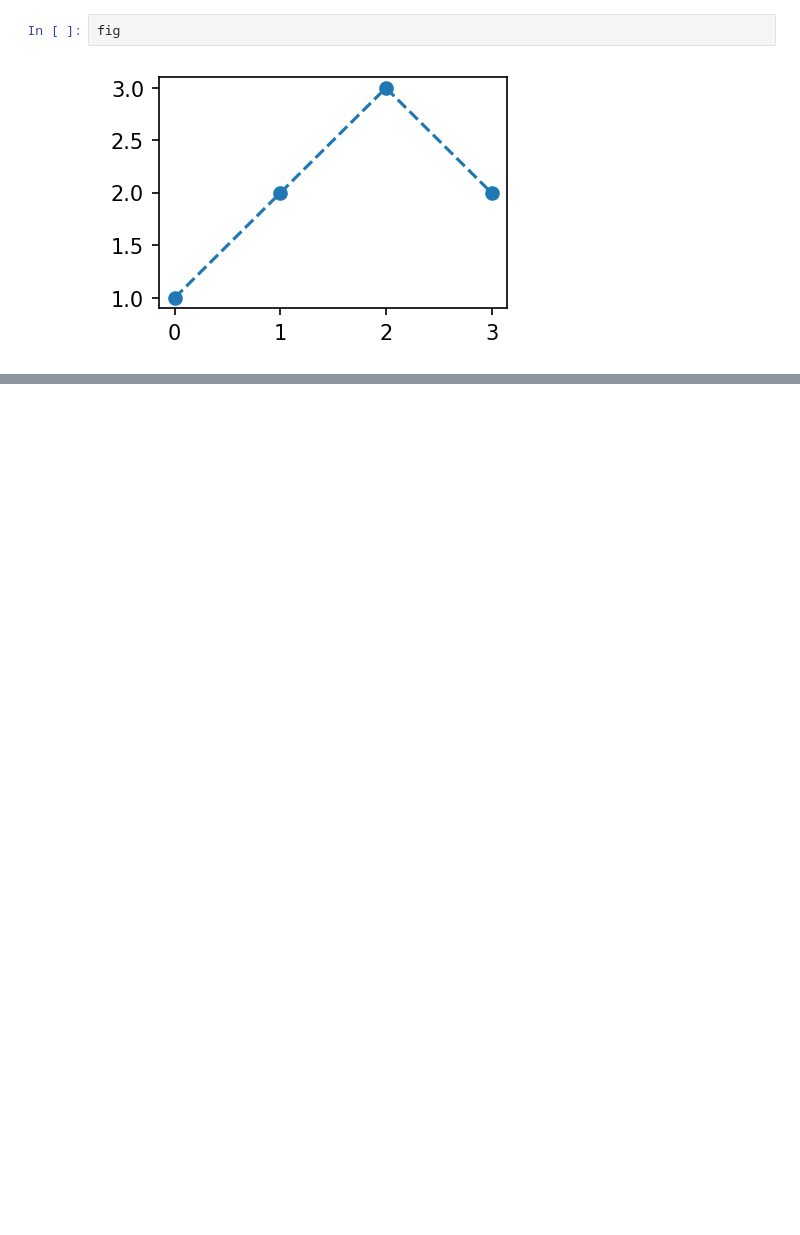
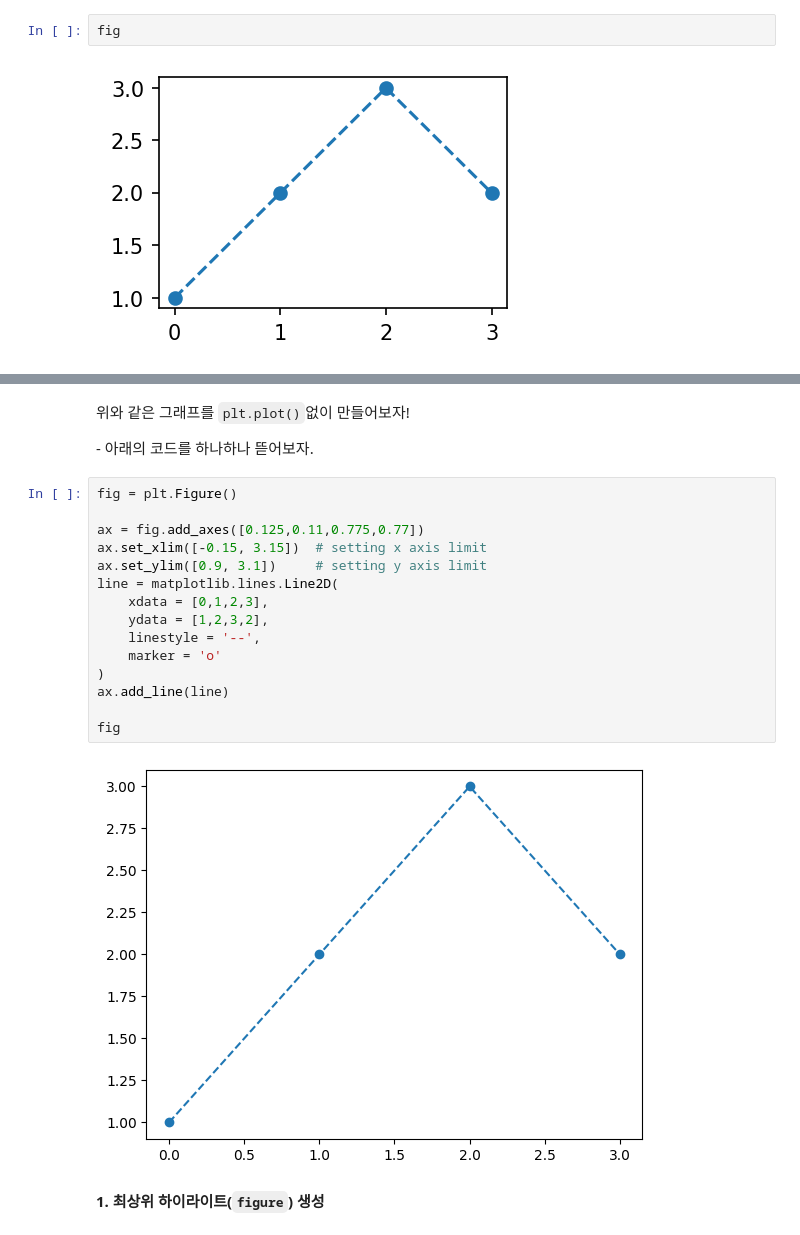
Before and after one commit to HollyRiver/RiverFlow, a Jupyter notebook: unrefined file/datavisuallization/learning materials/2. 꺾은선, 산점도, 객체지향화.ipynb, the cells around one changed output, grey strips where cells are left out. Cells and saved outputs as stored; diff of their text form; blank space fills up the shorter version.

````diff
--- a/unrefined file/datavisuallization/learning materials/2. 꺾은선, 산점도, 객체지향화.ipynb
+++ b/unrefined file/datavisuallization/learning materials/2. 꺾은선, 산점도, 객체지향화.ipynb
@@ -270,0 +289,23 @@ matplotlib.lines.Line2D
+# %% [markdown]
+위와 같은 그래프를 ```plt.plot()```없이 만들어보자!
+
+\- 아래의 코드를 하나하나 뜯어보자.
+# %%
+fig = plt.Figure()
+
+ax = fig.add_axes([0.125,0.11,0.775,0.77])
+ax.set_xlim([-0.15, 3.15])  # setting x axis limit
+ax.set_ylim([0.9, 3.1])     # setting y axis limit
+line = matplotlib.lines.Line2D(
+    xdata = [0,1,2,3],
+    ydata = [1,2,3,2],
+    linestyle = '--',
+    marker = 'o'
+)
+ax.add_line(line)
+
+fig
+# %% [output]
+[figure, added]
+# %% [markdown]
+**1. 최상위 하이라이트(```figure```) 생성**
````
Also changed, not shown: parts of 130 cells of this notebook, 8 other files.
